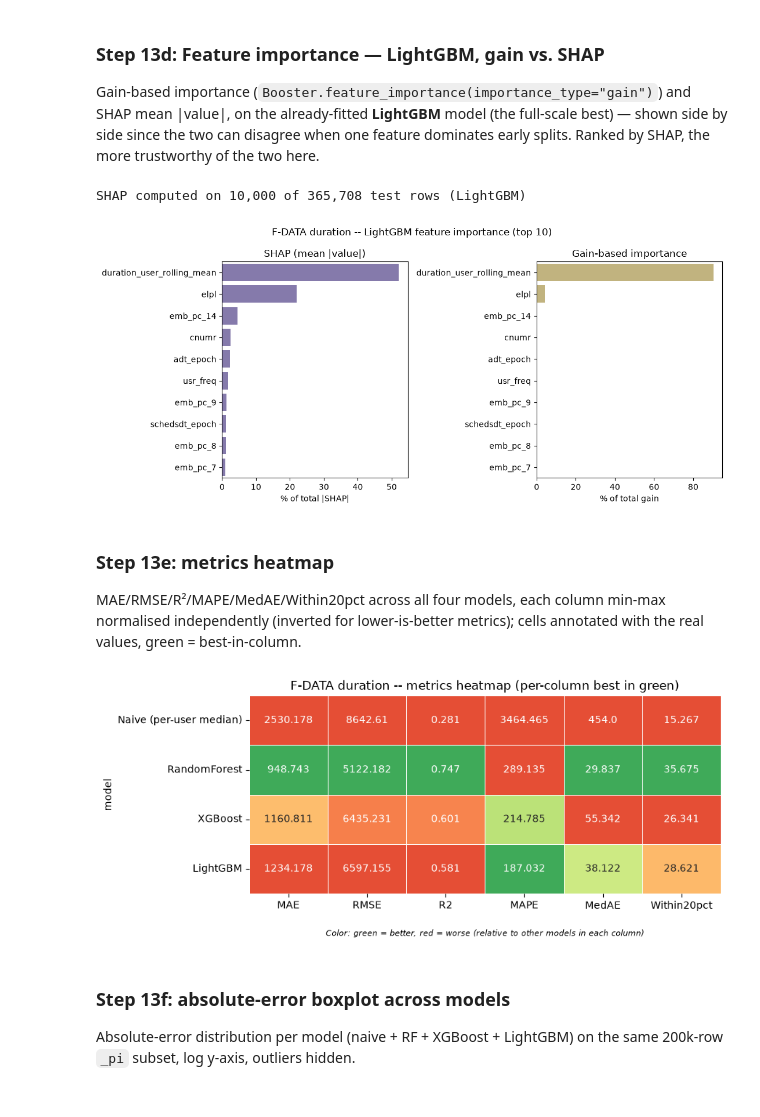
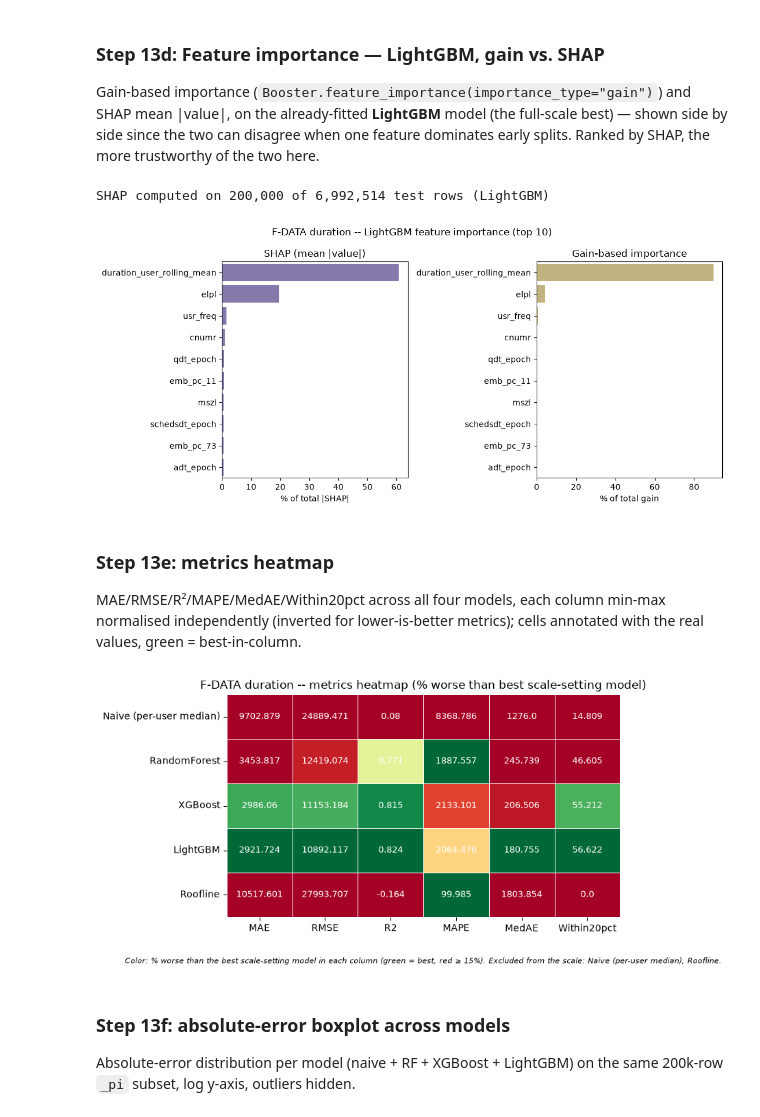
Before and after one commit to Tituz175/hpc-dl-enhanced, a Jupyter notebook: notebooks/05_classical_ml_baselines.ipynb, the cells around one changed output. Saved outputs shown, nothing was run; the diff lists cells and outputs as text; code cells hidden in the pictures.

```diff
--- a/notebooks/05_classical_ml_baselines.ipynb
+++ b/notebooks/05_classical_ml_baselines.ipynb
@@ -48,13 +48,6 @@ print(f"N_CONSECUTIVE_MONTHS={N_CONSECUTIVE_MONTHS}  tuning SAMPLE_SIZE={SAMPLE_
       f"RF_FINAL_FIT_CAP={RF_FINAL_FIT_CAP:,}  PLOT_SAMPLE={PLOT_SAMPLE:,}  TARGET_COL={TARGET_COL}")
 # %% [output]
 N_CONSECUTIVE_MONTHS=38  tuning SAMPLE_SIZE=1,000,000  RF_FINAL_FIT_CAP=5,000,000  PLOT_SAMPLE=200,000  TARGET_COL=duration
-# %%
-# Parameters
-N_CONSECUTIVE_MONTHS = 3
-SAMPLE_SIZE = 100000
-RF_FINAL_FIT_CAP = 100000
-SHAP_SAMPLE = 10000
-PLOT_SAMPLE = 100000
 # %% [markdown]
 ## Step 1: Load all 38 F-DATA months + exclude non-completed jobs
 
@@ -510,20 +503,28 @@ fig = plotting.plot_feature_importance_comparison(
 fig.savefig(FIGURES_DIR / "fdata_feature_importance.png", dpi=150, bbox_inches="tight")
 plt.show()
 # %% [output]
-SHAP computed on 10,000 of 365,708 test rows (LightGBM)
+SHAP computed on 200,000 of 6,992,514 test rows (LightGBM)
-[figure, old version]
+[figure, new version]
 # %% [markdown]
 ### Step 13e: metrics heatmap
 
 MAE/RMSE/R²/MAPE/MedAE/Within20pct across all four models, each column min-max normalised independently (inverted for lower-is-better metrics); cells annotated with the real values, green = best-in-column.
 # %%
+_roofline_row = pd.DataFrame(
+    [{"MAE": 10517.6011, "RMSE": 27993.7073, "R2": -0.1644, "MAPE": 99.9848,
+      "MedAE": 1803.8535, "Within20pct": 0.0}],  # notebook 03 full-scale run
+    index=["Roofline"],
+)
+summary_df_h = pd.concat([summary_df, _roofline_row])
 fig = plotting.plot_metrics_heatmap(
-    summary_df, "F-DATA duration -- metrics heatmap (per-column best in green)"
+    summary_df_h,
+    "F-DATA duration -- metrics heatmap (% worse than best scale-setting model)",
+    exclude_from_scale=["Naive (per-user median)", "Roofline"],
 )
 fig.savefig(FIGURES_DIR / "fdata_metrics_heatmap.png", dpi=150, bbox_inches="tight")
 plt.show()
 # %% [output]
-[figure, old version]
+[figure, new version]
 # %% [markdown]
 ### Step 13f: absolute-error boxplot across models
 
```
Also changed, not shown: parts of 36 cells of this notebook, 16 other files.
